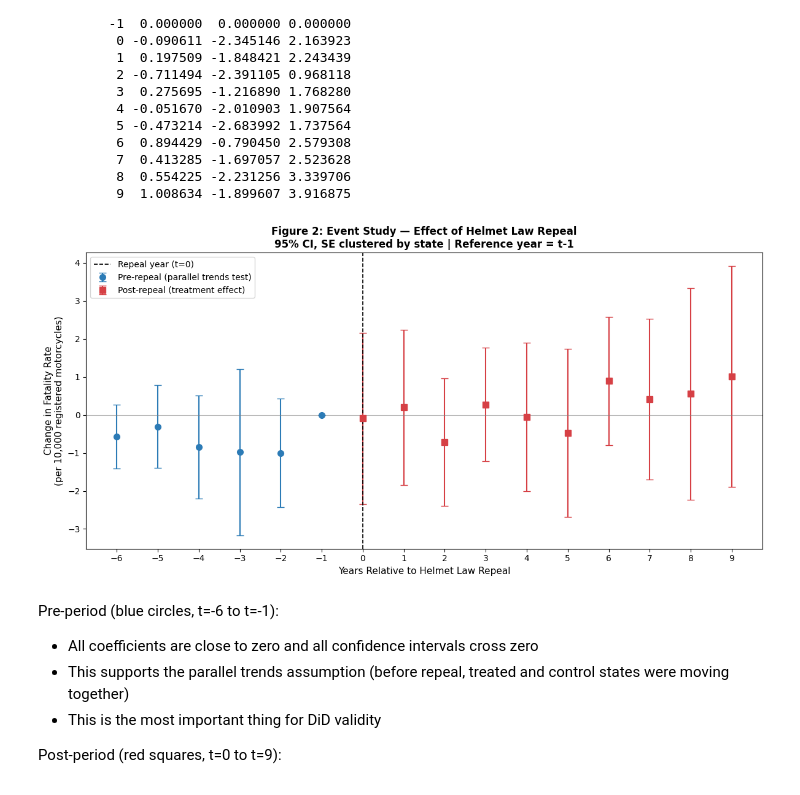
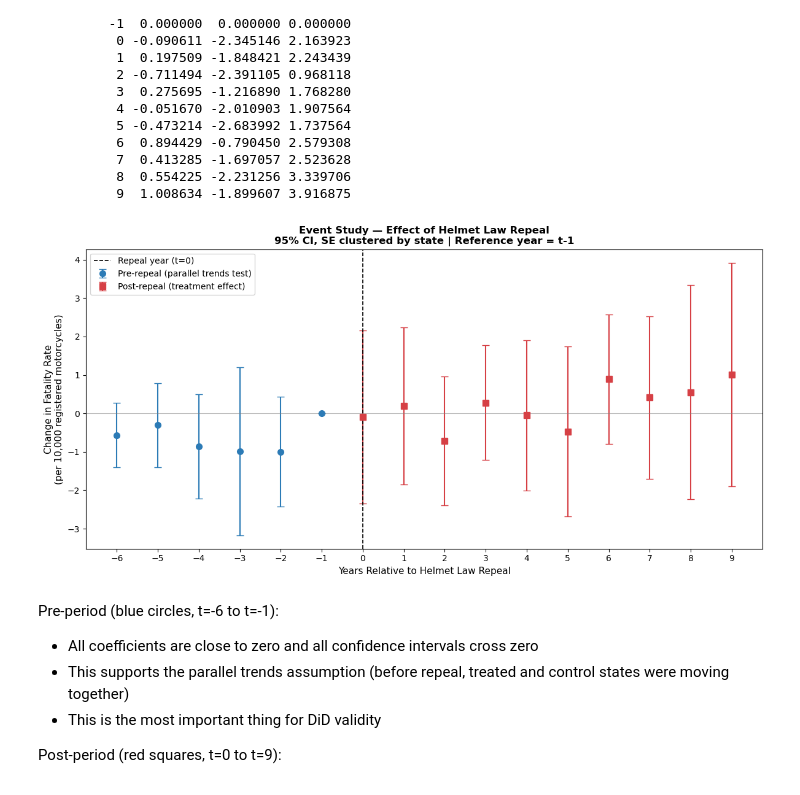
Before and after one commit to Vihaan8/causal_inference_motorcycle_laws, a Jupyter notebook: models/did.ipynb, the cells around one changed output. Cells and saved outputs as stored; diff of their text form; code cells hidden in the pictures.

```diff
--- a/models/did.ipynb
+++ b/models/did.ipynb
@@ -349,6 +353,7 @@ print(es_df.to_string(index=False))
           8  0.554225 -2.231256 3.339706
           9  1.008634 -1.899607 3.916875
 # %%
+# figure 1
 fig, ax = plt.subplots(figsize=(12, 6))
 
 pre = es_df[es_df["event_time"] < 0]
@@ -373,35 +378,35 @@ ax.errorbar(
     post["event_time"],
     post["coef"],
     yerr=[post["coef"] - post["ci_lo"], post["ci_hi"] - post["coef"]],
     fmt="s",
     color="#D64045",
     ecolor="#D64045",
     elinewidth=1.5,
     capsize=4,
     markersize=7,
     label="Post-repeal (treatment effect)",
 )
 
 ax.axvline(0, color="black", linestyle="--", linewidth=1.2, label="Repeal year (t=0)")
 ax.axhline(0, color="gray", linestyle="-", linewidth=0.8, alpha=0.6)
 
 ax.set_xlabel("Years Relative to Helmet Law Repeal", fontsize=11)
 ax.set_ylabel(
     "Change in Fatality Rate\n(per 10,000 registered motorcycles)", fontsize=11
 )
 ax.set_title(
-    "Figure 2: Event Study — Effect of Helmet Law Repeal\n"
+    "Event Study — Effect of Helmet Law Repeal\n"
     "95% CI, SE clustered by state | Reference year = t-1",
     fontweight="bold",
     fontsize=12,
 )
 ax.set_xticks(range(ET_MIN, ET_MAX + 1))
 ax.legend(fontsize=10)
 
 plt.tight_layout()
 plt.show()
 # %% [output]
-[figure, old version]
+[figure, new version]
 # %% [markdown]
 Pre-period (blue circles, t=-6 to t=-1):
 
```
Also changed, not shown: parts of 16 cells of this notebook.
